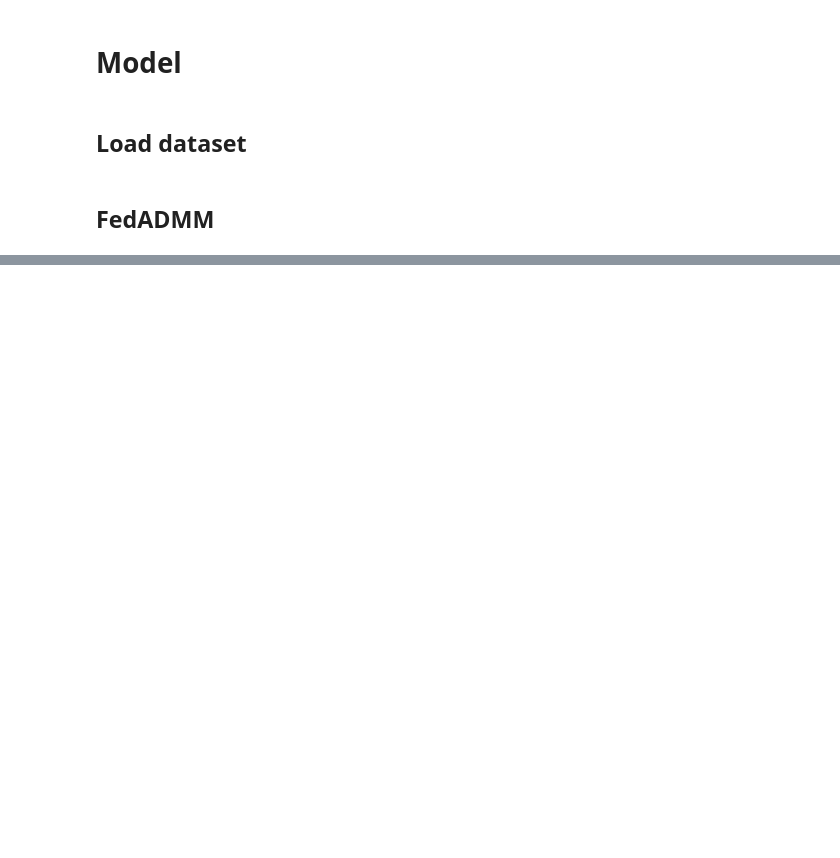
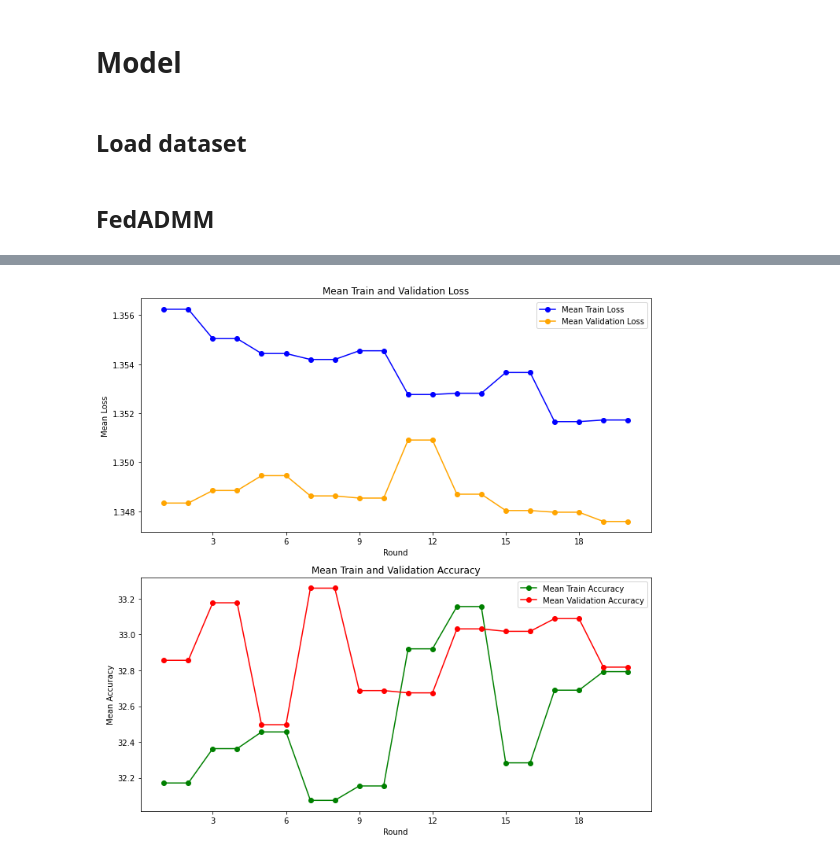
Before and after one commit to amirhosein-prdv/ISAC-based-gesture-recognition-with-federated-learning, a Jupyter notebook: FedADMM.ipynb, the cells around one changed output, grey strips where cells are left out. Cells and saved outputs as stored; diff of their text form; code cells hidden in the pictures; blank space fills up the shorter version.

Commit message:
Edit FedADMM model and add to .py file

```diff
--- a/FedADMM.ipynb
+++ b/FedADMM.ipynb
@@ -21,13 +10,19 @@ from sklearn.model_selection import train_test_split
 # ! unzip -q "/content/drive/MyDrive/Colab Notebooks/BVP.zip"
 # ! python /content/datasetGenerator.py
 # %%
-fraction_for_test = 0.2
-num_class = 3
-ALL_MOTION = [i for i in range(1, num_class+3)]
+fraction_for_test = 0.15
+num_class = 4
+ALL_MOTION = [i for i in range(1, num_class+1)]
 N_MOTION = len(ALL_MOTION) # Number of output classes
 T_MAX = 38 # Number of timestamps
 n_gru_hidden_units = 128
 device = torch.device("cuda:0" if torch.cuda.is_available() else "cpu")
+
+destination_folder = './results'
+try:
+    os.makedirs(destination_folder)
+except:
+    pass
 # %% [markdown]
 # Model
 # %%
@@ -76,6 +71,7 @@ class ConvGRUModel(nn.Module):
 
     def forward(self, x):
         # Apply CNN module sequentially for each timestamp
+        x = x.unsqueeze(2)
         x = np.swapaxes(x, 0, 1)
         x = [module(xi) for module, xi in zip(self.cnn_modules, x)]
         x = torch.stack(x, dim=1)  # Stack along the time dimension
@@ -312,0 +123,18 @@ global_model = fedadmm_algorithm.run(num_rounds=2,
+# %%
+fed_admm = FedADMMAlgorithm(model=ConvGRUModel,
+                            n_gru_hidden_units=n_gru_hidden_units,
+                            num_class=N_MOTION,
+                            timestamp=T_MAX,
+                            train_loader=client_loaders,
+                            rho=0.01
+                            )
+
+fed_admm_round_accuracy, fed_admm_result = fed_admm.run(num_rounds=10,
+                                                        num_epochs=4
+                                                        )
+# Save to a file using pickle
+with open('fed_admm_result.pkl', 'wb') as file:
+    pickle.dump(fed_admm_result, file)
+
+with open('fed_admm_round_accuracy.pkl', 'wb') as file:
+    pickle.dump(fed_admm_round_accuracy, file)
@@ -312,0 +159,4 @@ global_model = fedadmm_algorithm.run(num_rounds=2,
+# %%
+plot_result(fed_admm_result)
+# %% [output]
+[figure, added]
```
Also changed, not shown: parts of 9 cells of this notebook, 1 other file.
